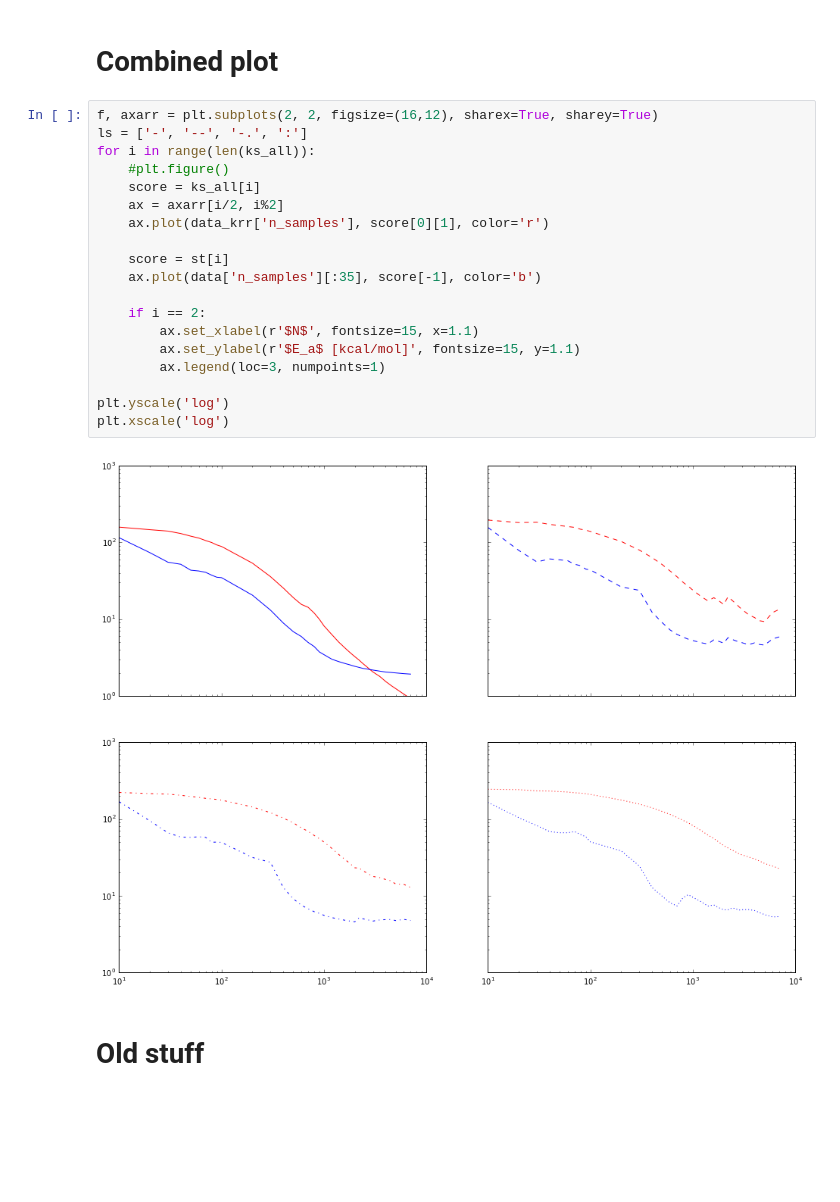
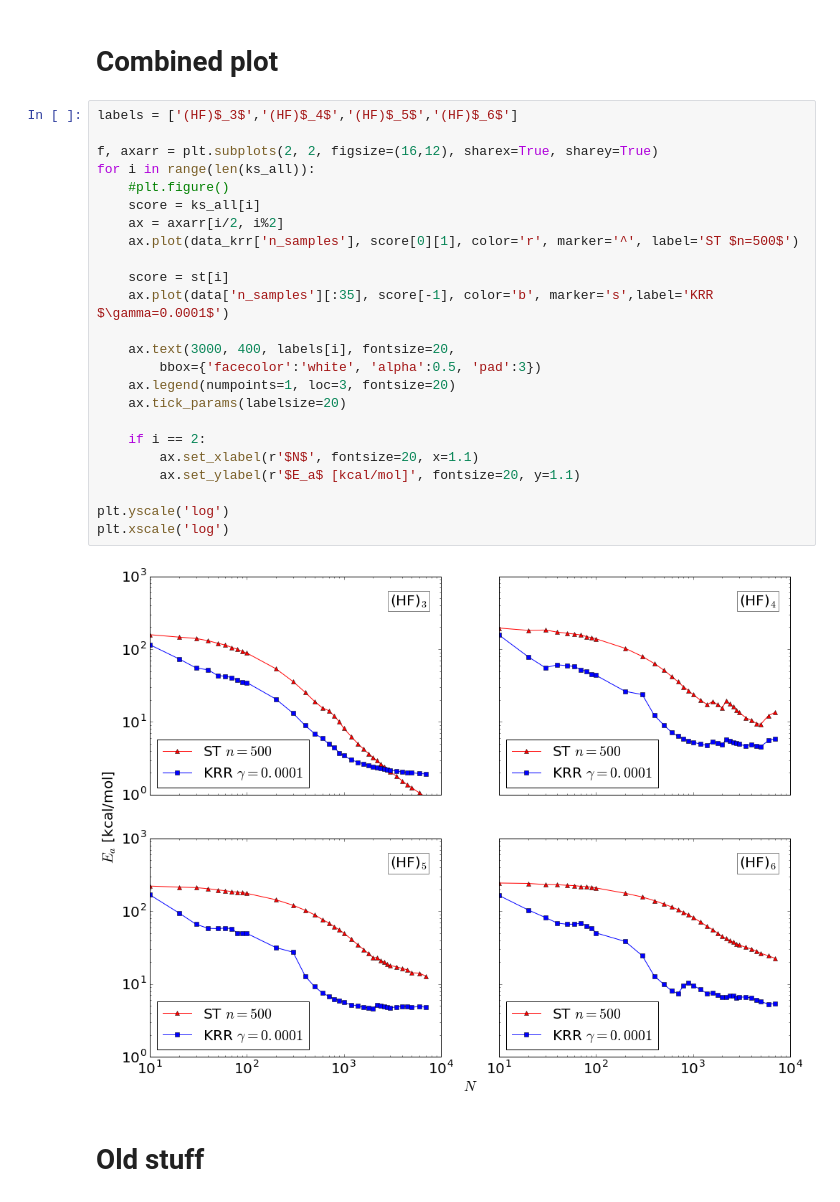
Before and after one commit to SamKChang/QM_wavelet, a Jupyter notebook: 04_HFn_10k/HFn_krr_analysis.ipynb, the cells around one changed output. Cells and saved outputs as stored; diff of their text form; blank space fills up the shorter version.

Commit message:
update plot routine

```diff
--- a/04_HFn_10k/HFn_krr_analysis.ipynb
+++ b/04_HFn_10k/HFn_krr_analysis.ipynb
@@ -55,26 +55,31 @@ plt.yscale('log')
 # %% [markdown]
 # Combined plot
 # %%
+labels = ['(HF)$_3$','(HF)$_4$','(HF)$_5$','(HF)$_6$']
+
 f, axarr = plt.subplots(2, 2, figsize=(16,12), sharex=True, sharey=True)
-ls = ['-', '--', '-.', ':']
 for i in range(len(ks_all)):
     #plt.figure()
     score = ks_all[i]
     ax = axarr[i/2, i%2]
-    ax.plot(data_krr['n_samples'], score[0][1], color='r')
+    ax.plot(data_krr['n_samples'], score[0][1], color='r', marker='^', label='ST $n=500$')
 
     score = st[i]
-    ax.plot(data['n_samples'][:35], score[-1], color='b')
+    ax.plot(data['n_samples'][:35], score[-1], color='b', marker='s',label='KRR $\gamma=0.0001$')
+
+    ax.text(3000, 400, labels[i], fontsize=20,
+        bbox={'facecolor':'white', 'alpha':0.5, 'pad':3})
+    ax.legend(numpoints=1, loc=3, fontsize=20)
+    ax.tick_params(labelsize=20)
 
     if i == 2:
-        ax.set_xlabel(r'$N$', fontsize=15, x=1.1)
-        ax.set_ylabel(r'$E_a$ [kcal/mol]', fontsize=15, y=1.1)
-        ax.legend(loc=3, numpoints=1)
+        ax.set_xlabel(r'$N$', fontsize=20, x=1.1)
+        ax.set_ylabel(r'$E_a$ [kcal/mol]', fontsize=20, y=1.1)
 
 plt.yscale('log')
 plt.xscale('log')
 # %% [output]
-[figure, old version]
+[figure, new version]
 # %% [markdown]
 # Old stuff
 # %%
```
Also changed, not shown: parts of 2 cells of this notebook.
